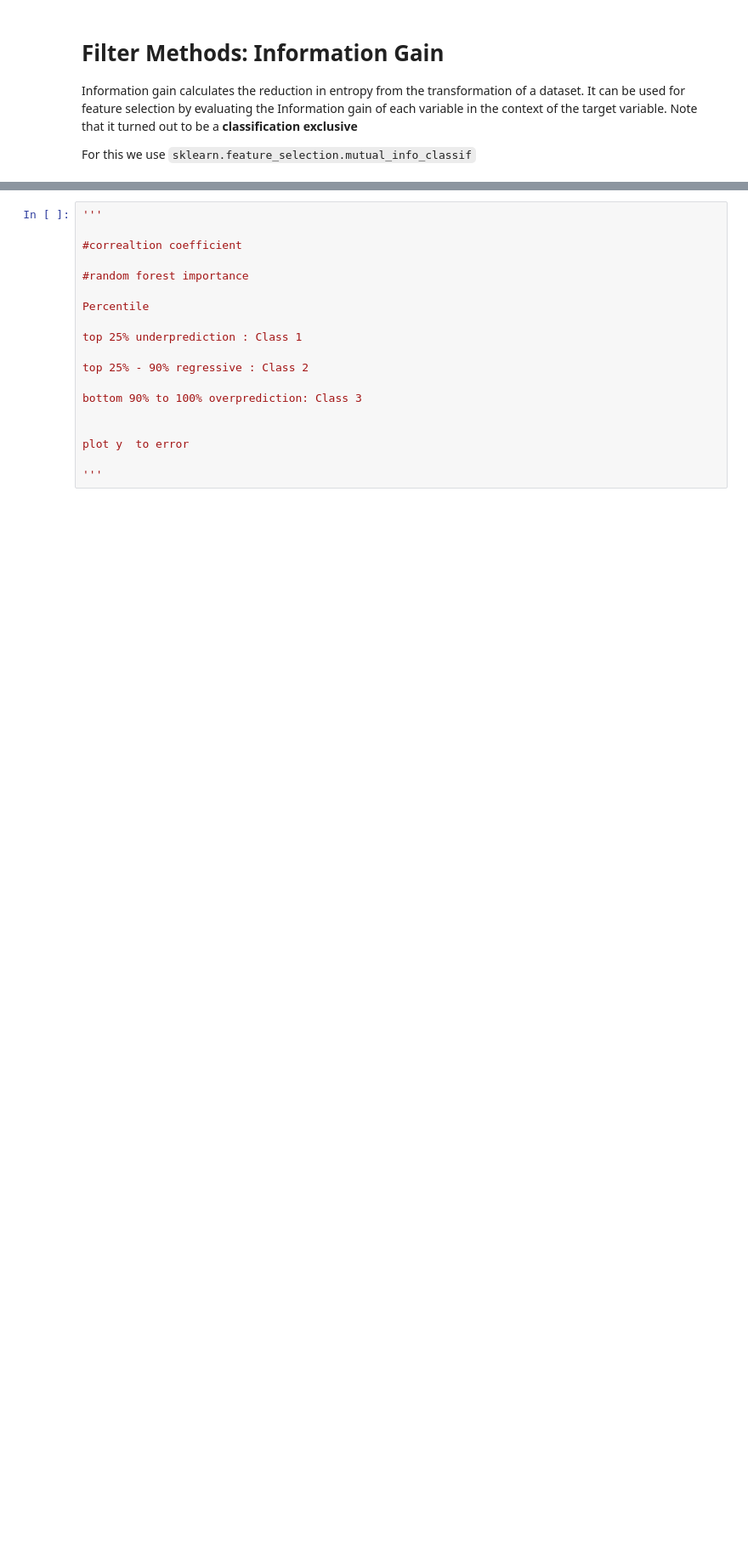
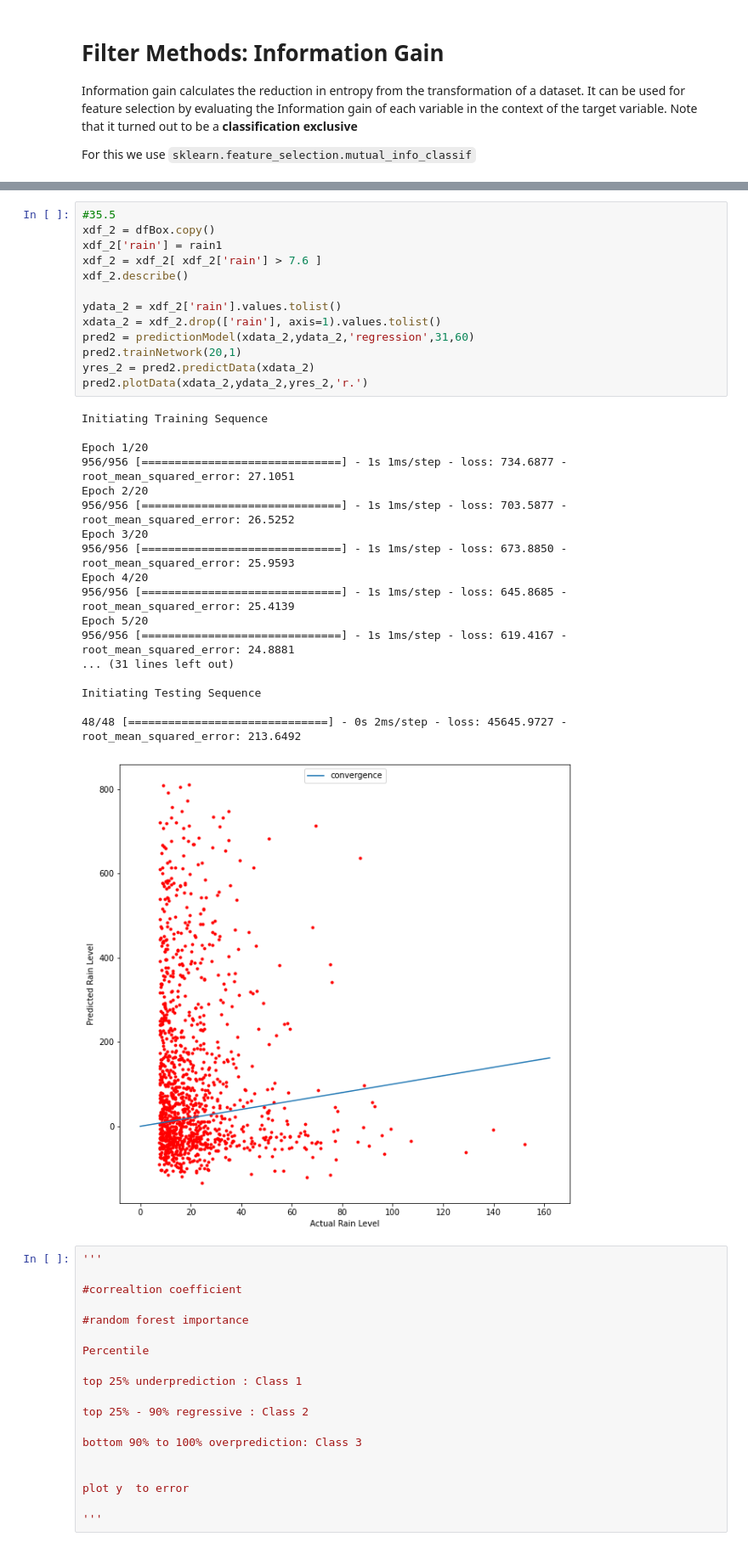
Before and after one commit to Kaushikdey647/RainfallData, a Jupyter notebook: DL_Notebook.ipynb, the cells around one changed output, grey strips where cells are left out. Shown at 85% size. Drawn from its saved outputs; the diff is of its cells as text; blank space fills up the shorter version.

```diff
--- a/DL_Notebook.ipynb
+++ b/DL_Notebook.ipynb
@@ -437,3 +380,35 @@ Initiating Testing Sequence
+# %%
+#35.5
+xdf_2 = dfBox.copy()
+xdf_2['rain'] = rain1
+xdf_2 = xdf_2[ xdf_2['rain'] > 7.6 ]
+xdf_2.describe()
+
+ydata_2 = xdf_2['rain'].values.tolist()
+xdata_2 = xdf_2.drop(['rain'], axis=1).values.tolist()
+pred2 = predictionModel(xdata_2,ydata_2,'regression',31,60)
+pred2.trainNetwork(20,1)
+yres_2 = pred2.predictData(xdata_2)
+pred2.plotData(xdata_2,ydata_2,yres_2,'r.')
+# %% [output]
+Initiating Training Sequence
+
+Epoch 1/20
+956/956 [==============================] - 1s 1ms/step - loss: 734.6877 - root_mean_squared_error: 27.1051
+Epoch 2/20
+956/956 [==============================] - 1s 1ms/step - loss: 703.5877 - root_mean_squared_error: 26.5252
+Epoch 3/20
+956/956 [==============================] - 1s 1ms/step - loss: 673.8850 - root_mean_squared_error: 25.9593
+Epoch 4/20
+956/956 [==============================] - 1s 1ms/step - loss: 645.8685 - root_mean_squared_error: 25.4139
+Epoch 5/20
+956/956 [==============================] - 1s 1ms/step - loss: 619.4167 - root_mean_squared_error: 24.8881
+... (31 lines left out)
+
+Initiating Testing Sequence
+
+48/48 [==============================] - 0s 2ms/step - loss: 45645.9727 - root_mean_squared_error: 213.6492
+[figure, added]
 # %%
 '''
 
```
Also changed, not shown: parts of 12 cells of this notebook.
